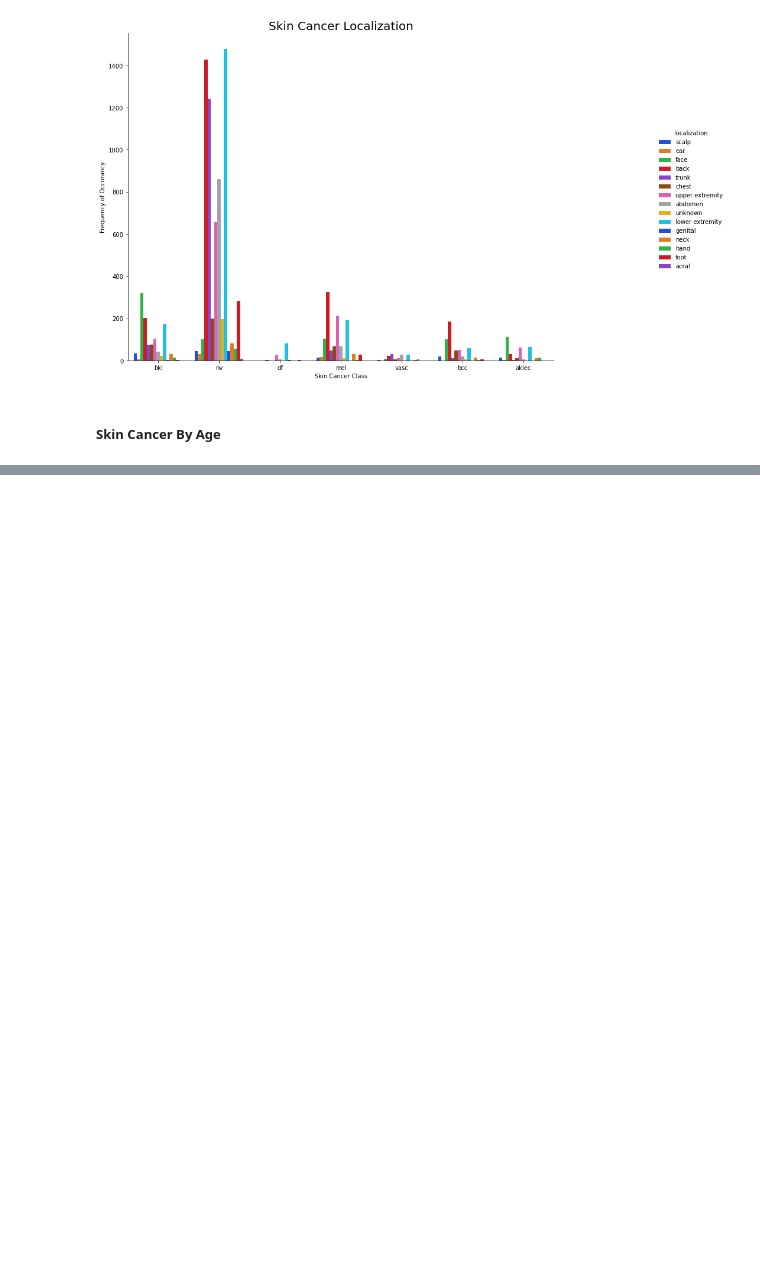
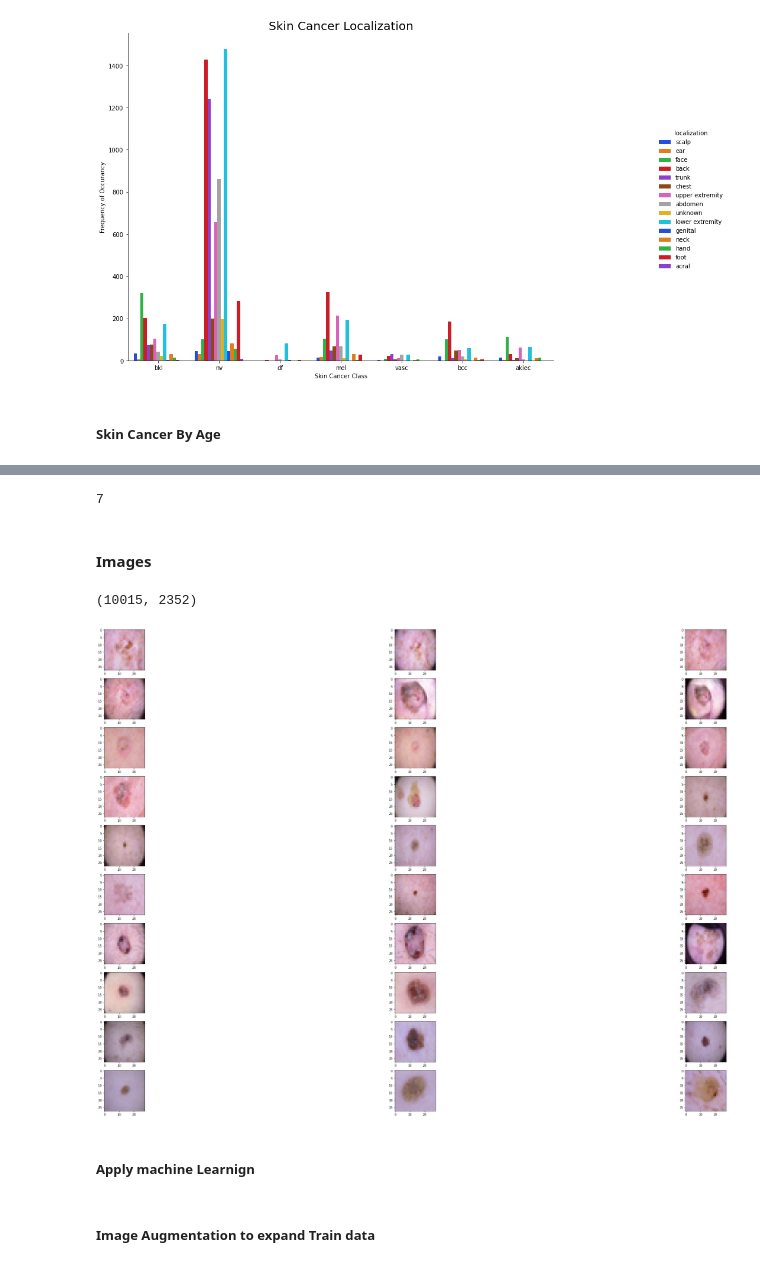
Before and after one commit to krishdb38/Data_Analysis, a Jupyter notebook: Ham10000_Skin_Cancer_Classification.ipynb, the cells around one changed output, grey strips where cells are left out. Saved outputs shown, nothing was run; the diff lists cells and outputs as text; code cells hidden in the pictures; blank space fills up the shorter version.

```diff
--- a/Ham10000_Skin_Cancer_Classification.ipynb
+++ b/Ham10000_Skin_Cancer_Classification.ipynb
@@ -135,0 +162,4 @@ g.set_ylabels("Frequency of Occurancy")
+# %%
+# y is label column
+y = df["label"]
+x = df.drop("label", axis=1)
@@ -135,0 +177,3 @@ g.set_ylabels("Frequency of Occurancy")
+# %%
+x = x.to_numpy()
+x = x/255
@@ -135,0 +197,4 @@ g.set_ylabels("Frequency of Occurancy")
+# %%
+df.label.nunique()
+# %% [output]
+7
@@ -135,0 +212,18 @@ g.set_ylabels("Frequency of Occurancy")
+# %% [markdown]
+#### Images
+# %%
+x.shape
+# %% [output]
+(10015, 2352)
+# %%
+# Since the above shape cant be plotted so we need to change the shape to 28x28,
+x = x.reshape(-1,28,28,3)
+plt.figure(figsize = (50,30))
+for i in range(30):
+    plt.subplot(10,3,i+1)
+    img= x[i]
+    plt.imshow(img)
+# %% [output]
+[figure, added]
+# %% [markdown]
+##### Apply machine Learnign
@@ -135,0 +233,2 @@ g.set_ylabels("Frequency of Occurancy")
+# %% [markdown]
+##### Image Augmentation to expand Train data
```
Also changed, not shown: parts of 12 cells of this notebook, 4 other files.
